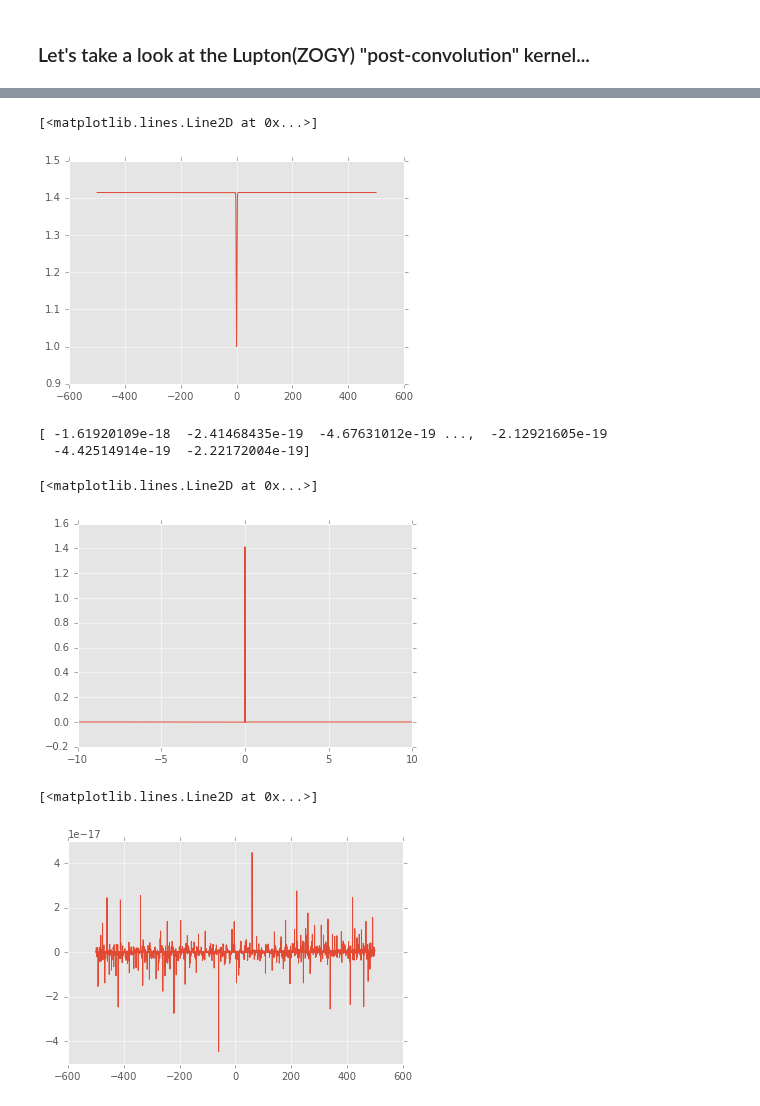
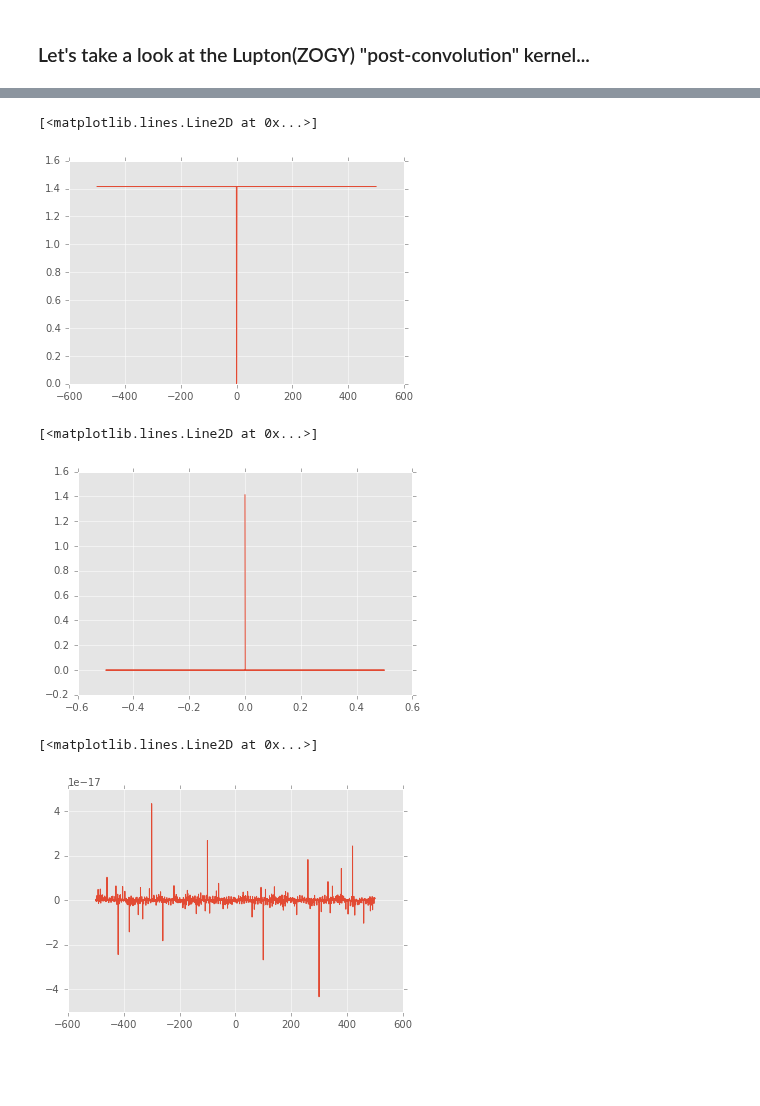
Before and after one commit to lsst-dm/diffimTests, a Jupyter notebook: 1. Understand Lupton(ZOGY) "post convolution" kernel.ipynb, the cells around one changed output, grey strips where cells are left out. Drawn from its saved outputs; the diff is of its cells as text; code cells hidden in the pictures; blank space fills up the shorter version.

```diff
--- a/1. Understand Lupton(ZOGY) "post convolution" kernel.ipynb
+++ b/1. Understand Lupton(ZOGY) "post convolution" kernel.ipynb
@@ -140,11 +140,11 @@ if False:
     post_conv_kernel = sym.inverse_fourier_transform(post_conv_kernel_ft, k, x, noconds=False)
     post_conv_kernel
 # %%
-def kappa(x, m=0., sigk=0.1):
+def kappa(x, m=0., sigk=1.0):
     out = np.exp(-(x-m)**2./(2.*sigk**2.))
-    return out / out.sum()
+    return out / out.sum() / (x[1] - x[0])
 
 x = np.arange(-10,10,0.001)
-plt.plot(x, kappa(x))
+plt.plot(x[abs(x)<3], kappa(x)[abs(x)<3])
 # %% [output]
 [<matplotlib.lines.Line2D at 0x...>]
@@ -152,5 +152,5 @@ plt.plot(x, kappa(x))
 # %%
-def kappa_ft(x, m=0., sigk=0.1):
+def kappa_ft(x, m=0., sigk=1.0):
     kp = kappa(x, m, sigk)
     npts = len(x)
     FFT = fft(kp)
@@ -165,6 +165,6 @@ plt.plot(np.fft.fftshift(freqs), np.fft.fftshift(abs(FFT)))
 # %%
 # post_conv_kernel = sym.sqrt((sig1**2 + sig2**2) / (sig1**2 + sig2**2 * kappa_ft(k)**2))
-def post_conv_kernel_ft(x, sig1=1., sig2=1., m=0., sigk=0.1):
+def post_conv_kernel_ft(x, sig1=1., sig2=1., m=0., sigk=1.):
     kft, freqs = kappa_ft(x, m, sigk)
     return np.sqrt((sig1**2 + sig2**2) / (sig1**2 + sig2**2 * kft**2)), freqs
 
@@ -172,25 +172,22 @@ kft, freqs = post_conv_kernel_ft(x)
 plt.plot(np.fft.fftshift(freqs), np.fft.fftshift(kft.real))
 # %% [output]
 [<matplotlib.lines.Line2D at 0x...>]
-[figure, old version]
+[figure, new version]
 # %%
-def post_conv_kernel(x, sig1=1., sig2=1., m=0., sigk=0.1):
+def post_conv_kernel(x, sig1=1., sig2=1., m=0., sigk=1.0):
     kft, freqs = post_conv_kernel_ft(x, sig1, sig2, m, sigk)
     out = ifft(kft)
     return out
 
 pck = post_conv_kernel(x)
-print np.fft.fftshift(pck.real)
-
-plt.plot(x, np.fft.ifftshift(pck.real))
-#plt.plot(x[np.abs(x) < 5.], pck.real[np.abs(x) < 5.])
+xx = np.fft.ifftshift(x)
+plt.plot(xx[np.abs(xx) <= 0.5], pck.real[np.abs(xx) <= 0.5])
 # %% [output]
-[ -1.61920109e-18  -2.41468435e-19  -4.67631012e-19 ...,  -2.12921605e-19
-  -4.42514914e-19  -2.22172004e-19]
+[<matplotlib.lines.Line2D at 0x...>]
-[<matplotlib.lines.Line2D at 0x...>]
-[figure, old version]
+[figure, new version]
 # %%
-plt.plot(freqs, np.fft.ifftshift(pck.imag))
+# Ensure there is no trend in the imag. component:
+plt.plot(np.fft.ifftshift(freqs), pck.imag)
 # %% [output]
 [<matplotlib.lines.Line2D at 0x...>]
-[figure, old version]
+[figure, new version]
```
Also changed, not shown: parts of 9 cells of this notebook.
